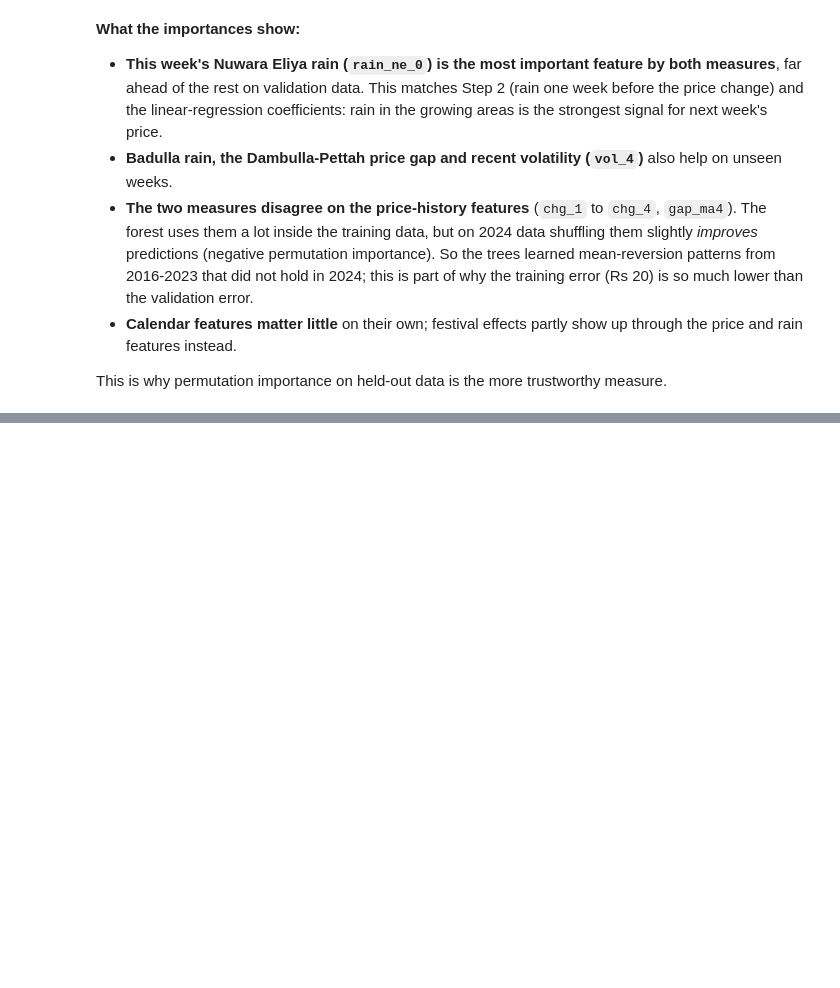
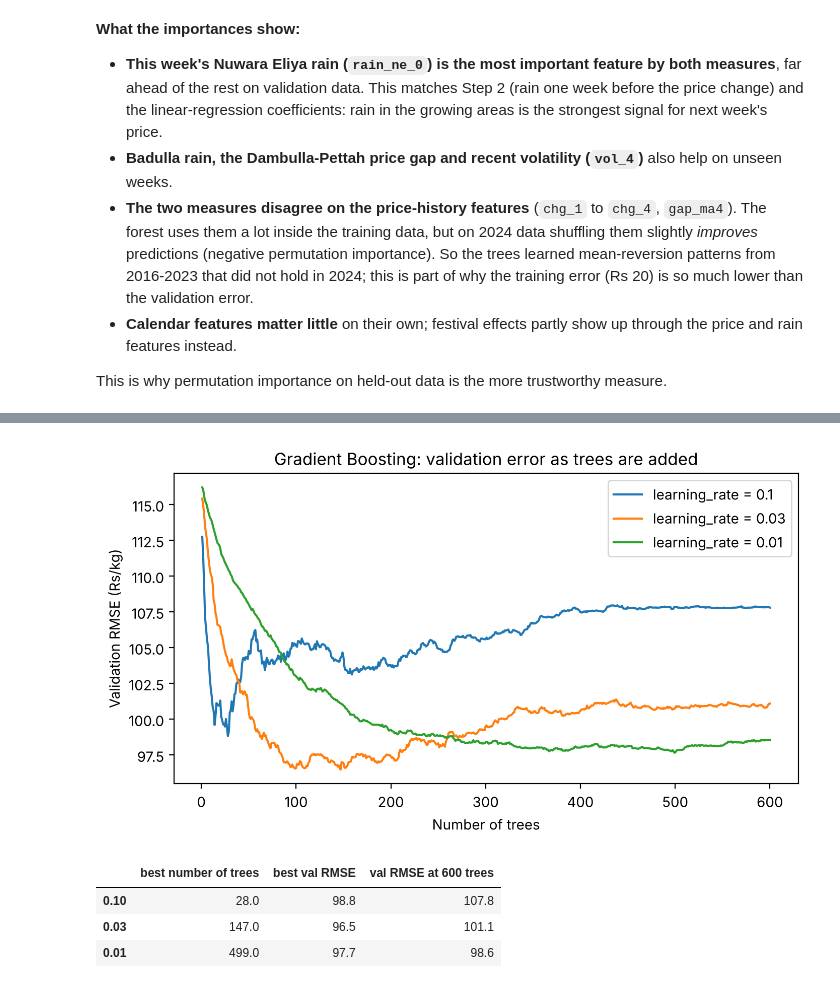
Before and after one commit to renulucshmi/pettah-beans-price-forecast, a Jupyter notebook: ensemble_assignment.ipynb, the cells around one changed output, grey strips where cells are left out. Cells and saved outputs as stored; diff of their text form; code cells hidden in the pictures; blank space fills up the shorter version.

Commit message:
Step 6: boosting (GB, XGBoost, LightGBM, CatBoost) with learning-rate, depth and seed checks

```diff
--- a/ensemble_assignment.ipynb
+++ b/ensemble_assignment.ipynb
@@ -773,0 +785,12 @@ res.to_csv("results/results_step5_bagging.csv")
+# %%
+import warnings
+warnings.filterwarnings("ignore", category=UserWarning)     # hide library version notices
+warnings.filterwarnings("ignore", category=FutureWarning)
+
+from sklearn.ensemble import GradientBoostingRegressor, BaggingRegressor
+from xgboost import XGBRegressor
+from lightgbm import LGBMRegressor, early_stopping
+from catboost import CatBoostRegressor
+
+def val_rmse_rs(pred_change):
+    return score(val, pred_change)["rmse"]
@@ -773,0 +801,24 @@ res.to_csv("results/results_step5_bagging.csv")
+# %%
+curves = {}
+for lr in [0.1, 0.03, 0.01]:
+    gb_lr = GradientBoostingRegressor(n_estimators=600, learning_rate=lr, max_depth=3,
+                                      subsample=0.8, random_state=42).fit(X_train, y_train)
+    curves[lr] = [val_rmse_rs(p) for p in gb_lr.staged_predict(X_val)]
+
+plt.figure(figsize=(8, 4))
+for lr, c in curves.items():
+    plt.plot(range(1, 601), c, label=f"learning_rate = {lr}")
+plt.xlabel("Number of trees")
+plt.ylabel("Validation RMSE (Rs/kg)")
+plt.title("Gradient Boosting: validation error as trees are added")
+plt.legend()
+plt.show()
+
+pd.DataFrame({lr: {"best number of trees": int(np.argmin(c)) + 1, "best val RMSE": min(c), "val RMSE at 600 trees": c[-1]}
+              for lr, c in curves.items()}).T.round(1)
+# %% [output]
+[figure, added]
+|  | best number of trees | best val RMSE | val RMSE at 600 trees |
+| 0.10 | 28.0 | 98.8 | 107.8 |
+| 0.03 | 147.0 | 96.5 | 101.1 |
+| 0.01 | 499.0 | 97.7 | 98.6 |
```
Also changed, not shown: parts of 18 cells of this notebook, 1 other file.
